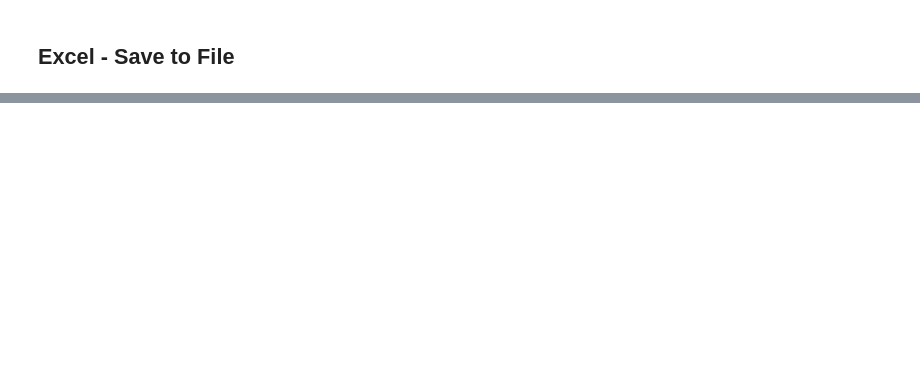
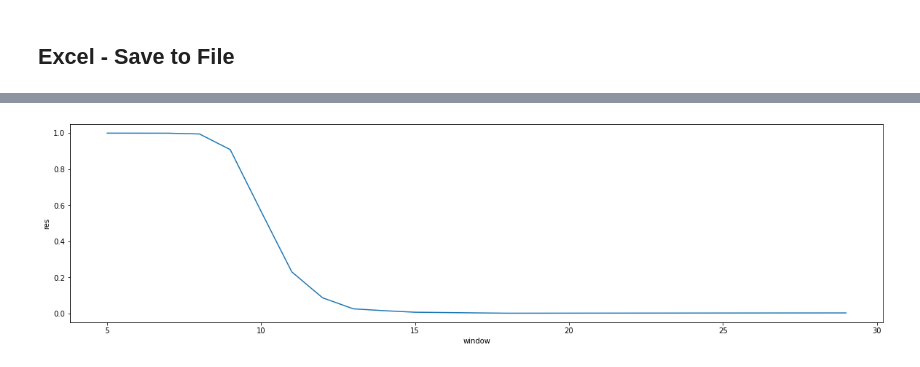
Before and after one commit to pro0255/ABI-Project, a Jupyter notebook: main.ipynb, the cells around one changed output, grey strips where cells are left out. Cells and saved outputs as stored; diff of their text form; code cells hidden in the pictures; blank space fills up the shorter version.

```diff
--- a/main.ipynb
+++ b/main.ipynb
@@ -418,0 +448,9 @@ dataframe
+# %%
+matches = []
+
+for i in range(dataframe.shape[0]):
+    access_key = indicies_for_g1.values[i]
+    current_gen = list(dataframe.index)[i]
+    row = dataframe.iloc[i]
+    value = row[access_key]
+    matches.append((current_gen, access_key, value))
@@ -425,0 +490,15 @@ dataframe.to_csv(path, sep=';', encoding=encoding)
+# %%
+def test_window_size(genomes, f, t, limit=1):
+    res = []
+    for i in range(f, t, 1):
+        print(f'Current size {i}')
+        current_df =  calculate_table(genomes, i, limit);
+        res.append(
+            {
+                'window': i,
+                'res': np.mean(current_df.max(axis=1).values)
+            }
+        )
+    return res
+# %%
+test_window_size_result = test_window_size(genomes, 5, 30, 2)
@@ -425,0 +543,2 @@ dataframe.to_csv(path, sep=';', encoding=encoding)
+# %%
+plot_dataframe = pd.DataFrame.from_dict(test_window_size_result)
@@ -425,0 +565,6 @@ dataframe.to_csv(path, sep=';', encoding=encoding)
+# %%
+plt.figure(figsize=(20, 5))
+sns.lineplot(data=plot_dataframe, x='window', y='res', palette='bright', markers=True)
+plt.savefig('window.png')
+# %% [output]
+[figure, added]
```
Also changed, not shown: parts of 21 cells of this notebook, 3 other files.
